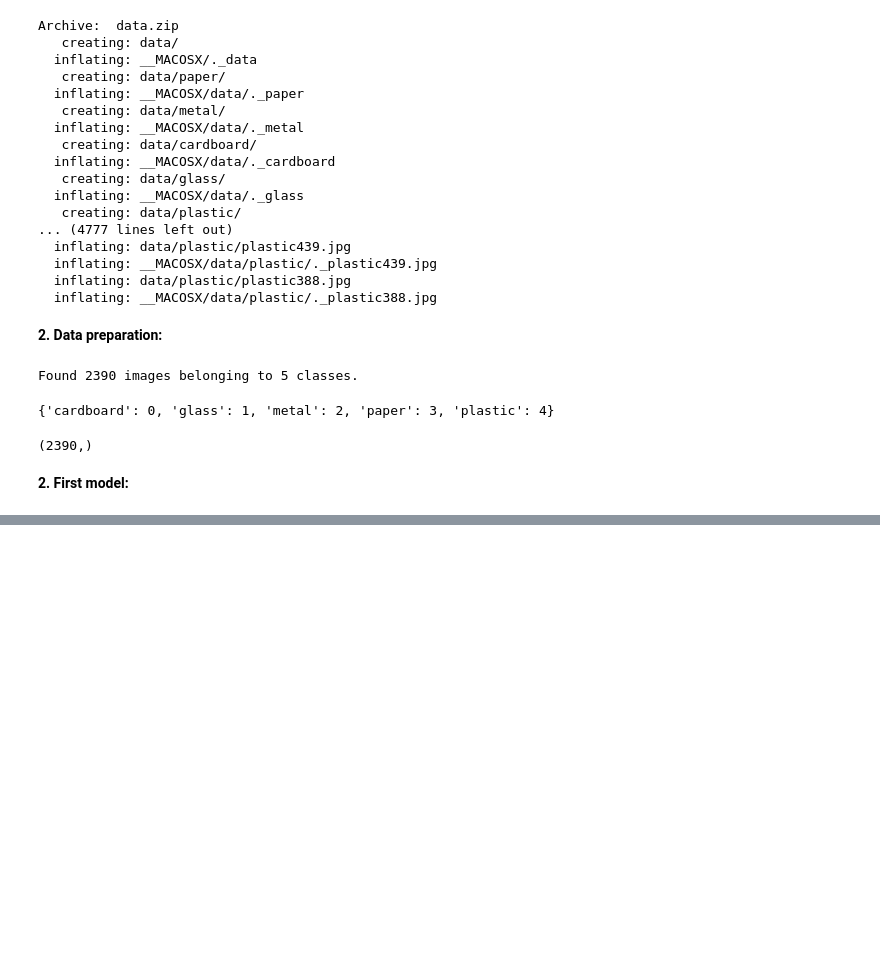
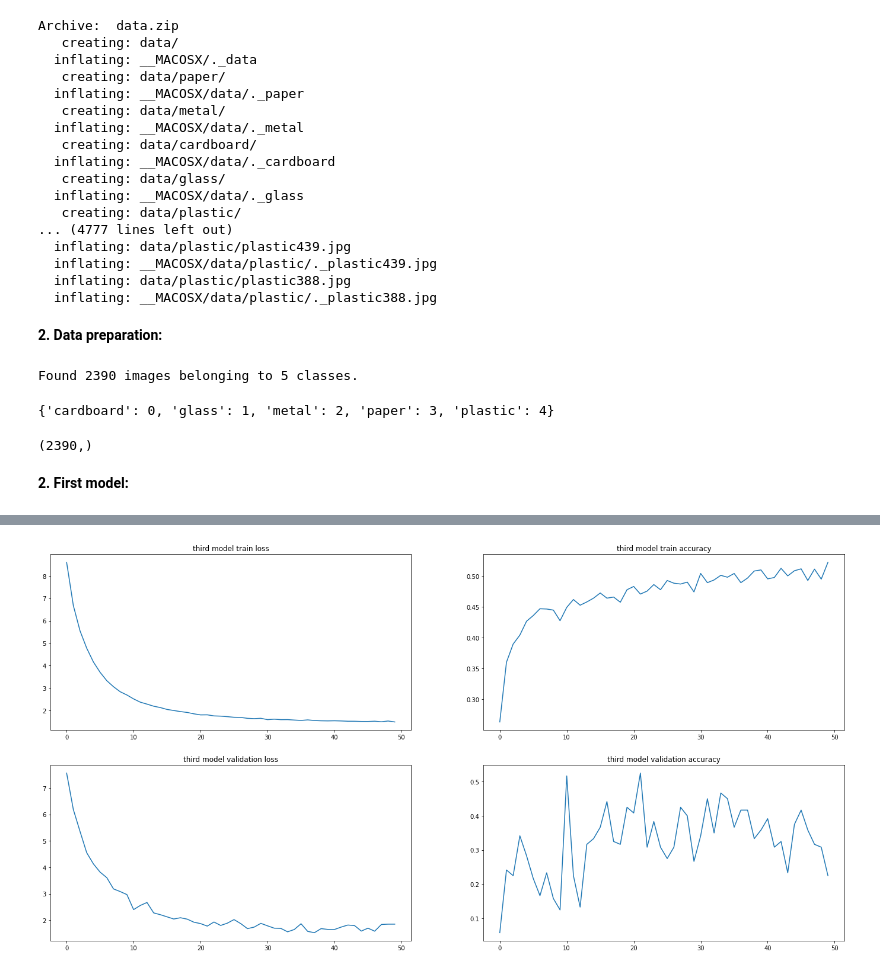
Before and after one commit to infoshareacademy/jdszr5-grupajeden, a Jupyter notebook: project_dl/models.ipynb, the cells around one changed output, grey strips where cells are left out. Drawn from its saved outputs; the diff is of its cells as text; code cells hidden in the pictures; blank space fills up the shorter version.

```diff
--- a/project_dl/models.ipynb
+++ b/project_dl/models.ipynb
@@ -162,0 +315,10 @@ plt.show()
+# %%
+third_model.compile(optimizer="adam",
+                    loss="sparse_categorical_crossentropy",
+                    metrics=["accuracy"])
+# %%
+third_results = third_model.fit(x,
+                                train_y,
+                                validation_split=0.05,
+                                epochs=50,
+                                callbacks=[early_stop])
@@ -162,0 +343,15 @@ plt.show()
+# %%
+fig, ax = plt.subplots(nrows=2, ncols=2, figsize=(24,12))
+
+ax[0][0].plot(third_results.history["loss"])
+ax[0][1].plot(third_results.history["accuracy"])
+ax[1][0].plot(third_results.history["val_loss"])
+ax[1][1].plot(third_results.history["val_accuracy"])
+
+ax[0][0].set_title("third model train loss")
+ax[0][1].set_title("third model train accuracy")
+ax[1][0].set_title("third model validation loss")
+ax[1][1].set_title("third model validation accuracy")
+plt.show()
+# %% [output]
+[figure, added]
```
Also changed, not shown: parts of 13 cells of this notebook.
